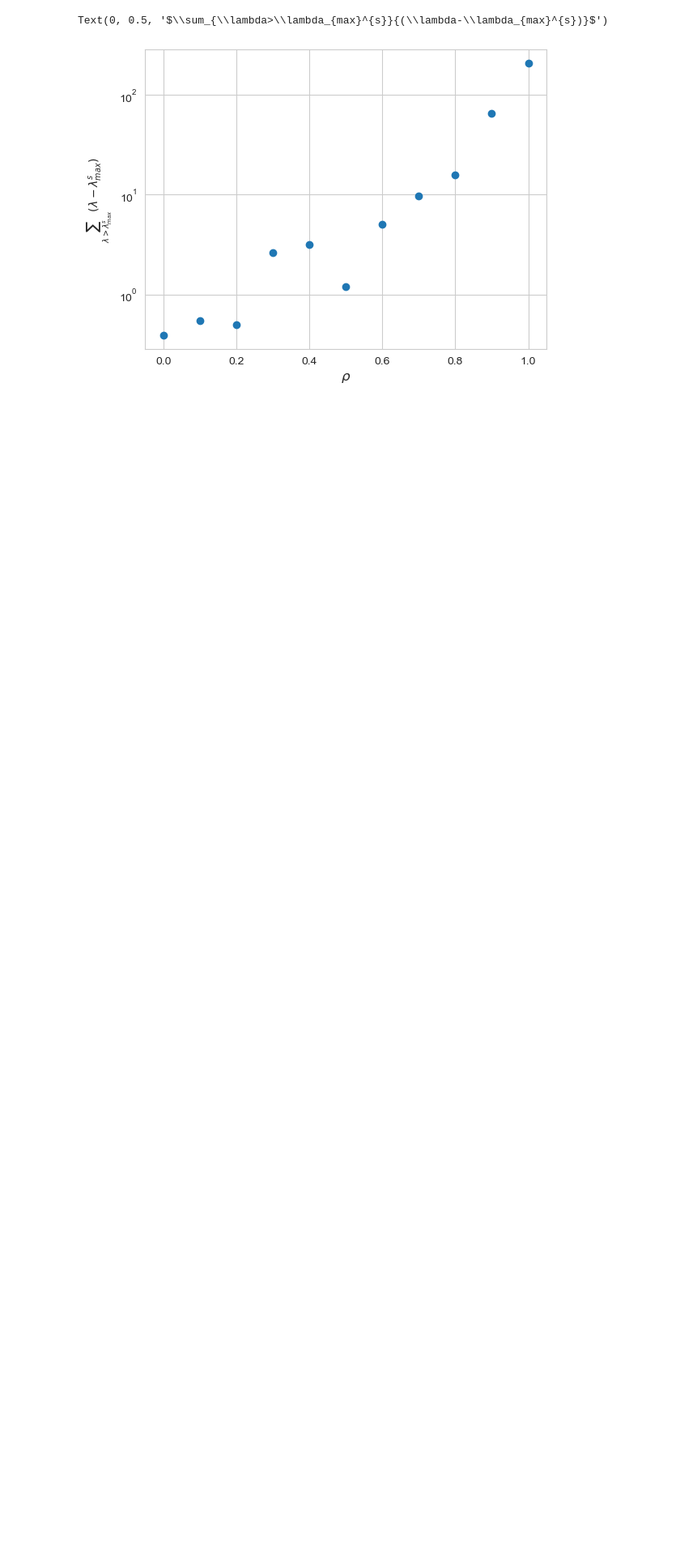
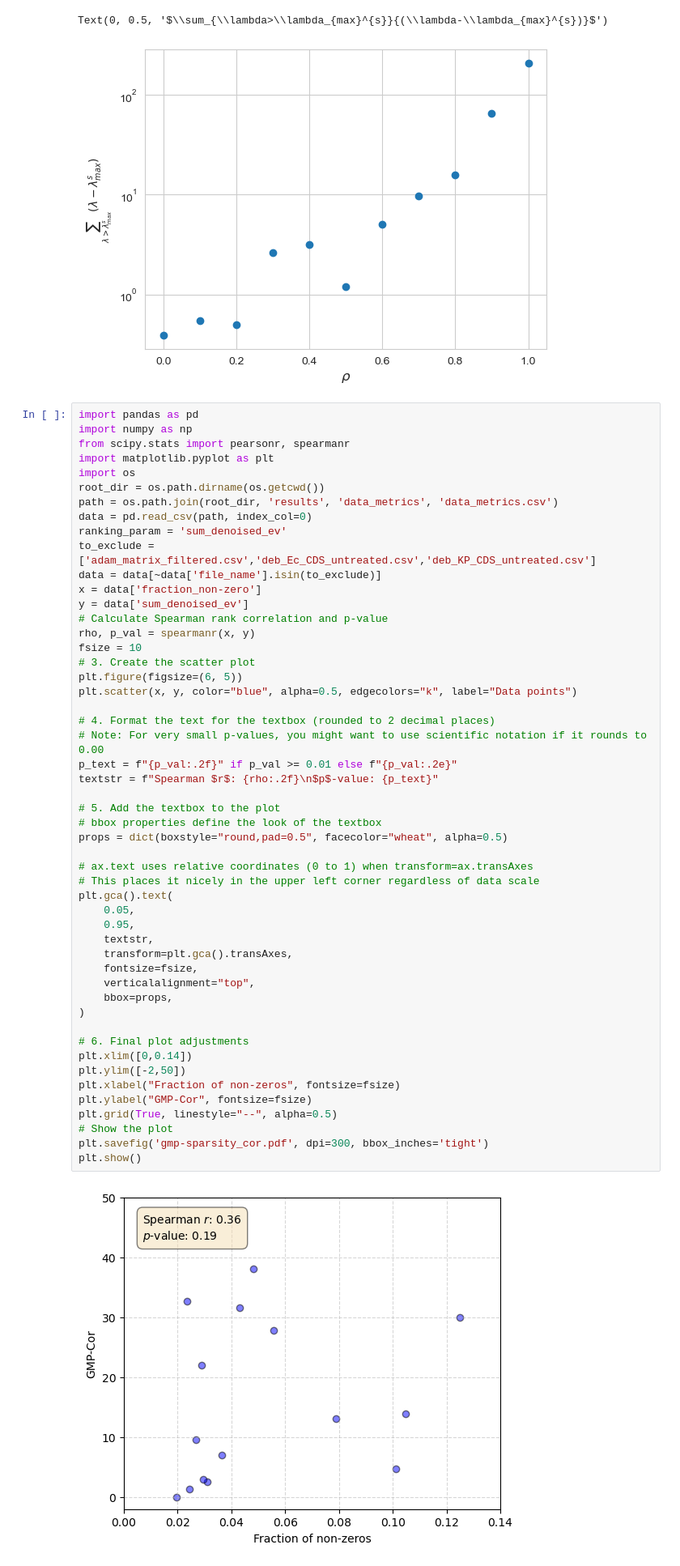
Before and after one commit to alongutf/manuscript_reviews, a Jupyter notebook: scripts/new_figures.ipynb, the cells around one changed output. Shown: that part at 81% size. Drawn from its saved outputs; the diff is of its cells as text; blank space fills up the shorter version.

Commit message:
supp figures

```diff
--- a/scripts/new_figures.ipynb
+++ b/scripts/new_figures.ipynb
@@ -214,3 +214,56 @@ plt.ylabel(r"$\sum_{\lambda>\lambda_{max}^{s}}{(\lambda-\lambda_{max}^{s})}$")
 # %% [output]
 Text(0, 0.5, '$\\sum_{\\lambda>\\lambda_{max}^{s}}{(\\lambda-\\lambda_{max}^{s})}$')
 [figure]
+# %%
+import pandas as pd
+import numpy as np
+from scipy.stats import pearsonr, spearmanr
+import matplotlib.pyplot as plt
+import os
+root_dir = os.path.dirname(os.getcwd())
+path = os.path.join(root_dir, 'results', 'data_metrics', 'data_metrics.csv')
+data = pd.read_csv(path, index_col=0)
+ranking_param = 'sum_denoised_ev'
+to_exclude = ['adam_matrix_filtered.csv','deb_Ec_CDS_untreated.csv','deb_KP_CDS_untreated.csv']
+data = data[~data['file_name'].isin(to_exclude)]
+x = data['fraction_non-zero']
+y = data['sum_denoised_ev']
+# Calculate Spearman rank correlation and p-value
+rho, p_val = spearmanr(x, y)
+fsize = 10
+# 3. Create the scatter plot
+plt.figure(figsize=(6, 5))
+plt.scatter(x, y, color="blue", alpha=0.5, edgecolors="k", label="Data points")
+
+# 4. Format the text for the textbox (rounded to 2 decimal places)
+# Note: For very small p-values, you might want to use scientific notation if it rounds to 0.00
+p_text = f"{p_val:.2f}" if p_val >= 0.01 else f"{p_val:.2e}"
+textstr = f"Spearman $r$: {rho:.2f}\n$p$-value: {p_text}"
+
+# 5. Add the textbox to the plot
+# bbox properties define the look of the textbox
+props = dict(boxstyle="round,pad=0.5", facecolor="wheat", alpha=0.5)
+
+# ax.text uses relative coordinates (0 to 1) when transform=ax.transAxes
+# This places it nicely in the upper left corner regardless of data scale
+plt.gca().text(
+    0.05,
+    0.95,
+    textstr,
+    transform=plt.gca().transAxes,
+    fontsize=fsize,
+    verticalalignment="top",
+    bbox=props,
+)
+
+# 6. Final plot adjustments
+plt.xlim([0,0.14])
+plt.ylim([-2,50])
+plt.xlabel("Fraction of non-zeros", fontsize=fsize)
+plt.ylabel("GMP-Cor", fontsize=fsize)
+plt.grid(True, linestyle="--", alpha=0.5)
+# Show the plot
+plt.savefig('gmp-sparsity_cor.pdf', dpi=300, bbox_inches='tight')
+plt.show()
+# %% [output]
+[figure, added]
```
Also changed, not shown: 21 other files.
